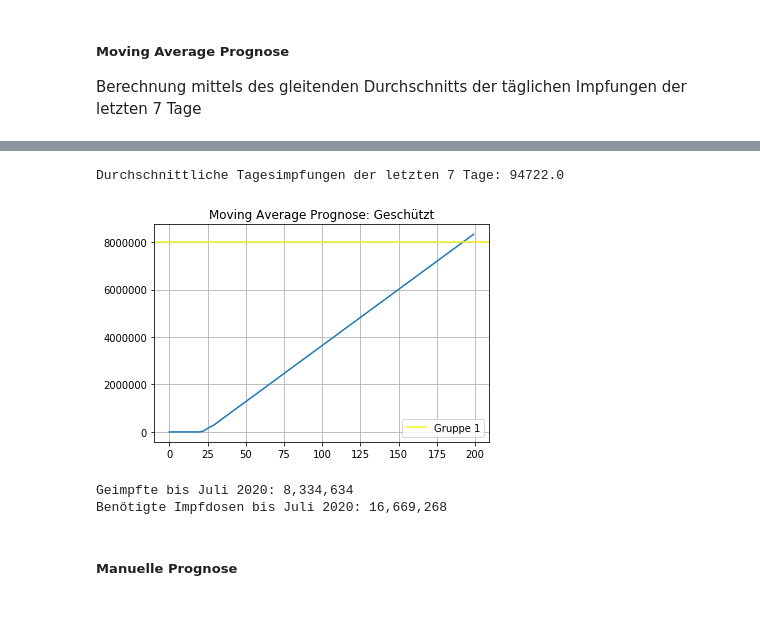
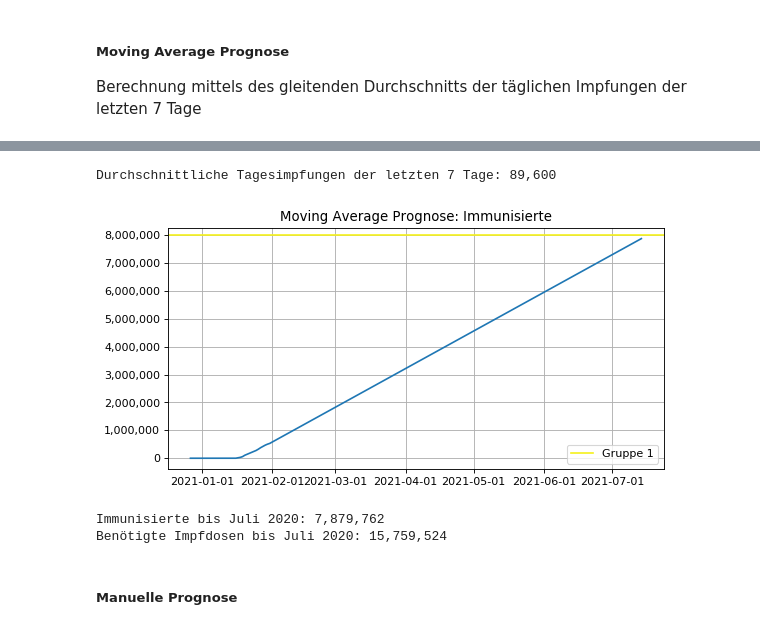
Before and after one commit to ffrue/Impfkampagne---Uebersicht-und-Prognosen, a Jupyter notebook: Impfungen Analyse.ipynb, the cells around one changed output, grey strips where cells are left out. Saved outputs shown, nothing was run; the diff lists cells and outputs as text; code cells hidden in the pictures.

```diff
--- a/Impfungen Analyse.ipynb
+++ b/Impfungen Analyse.ipynb
@@ -246,3 +214,8 @@ Zahlen über Geimpfte werden als Dosen/2 berechnet, was aufgrund der verzögerte
 # %% [markdown]
 ##### Moving Average Prognose
 Berechnung mittels des gleitenden Durchschnitts der täglichen Impfungen der letzten 7 Tage
+# %%
+testdatum = datetime(2021,1,29)
+print(testdatum)
+dates_future = pd.date_range(start='2020-12-27', end='2021-7-14')
+print(len(dates_future))
@@ -249,30 +225,37 @@ Berechnung mittels des gleitenden Durchschnitts der täglichen Impfungen der let
 # %%
-rolling_mean = round(data["dosen_differenz_zum_vortag"].rolling(window=7).mean().iloc[-1],0)
+warnings.filterwarnings("ignore",category=mpl.cbook.mplDeprecation)
+
+rolling_mean = round(data["dosen_differenz_zum_vortag"].rolling(window=7).mean().iloc[-1],-2)
 
 print(" ")
-print("Durchschnittliche Tagesimpfungen der letzten 7 Tage: " + str(rolling_mean))
+print("Durchschnittliche Tagesimpfungen der letzten 7 Tage: " + str(f"{int(rolling_mean):,d}"))
 
 prognose = list(data["personen_voll_kumulativ"])
 while len(prognose) < 200:
     prognose.append(prognose[-1]+rolling_mean/2)
 
-plt.plot(days_future, prognose)
-plt.title("Moving Average Prognose: Geschützt")
+print("")
+fig = plt.figure(figsize=(8, 4), dpi=80)
+plt.grid(True)
+plt.title("Moving Average Prognose: Immunisierte")
+ax1 = fig.add_subplot(111)
+lines = ax1.plot(dates_future, prognose)
+ax1.xaxis.set_major_formatter(mdates.DateFormatter('%Y-%m-%d'))
+ax1.yaxis.set_major_formatter(mpl.ticker.StrMethodFormatter('{x:,.0f}'))
 plt.axhline(y=gruppe1, label="Gruppe 1", color="#f5f11d")
-#plt.axhline(y=gruppe2, label="Gruppe 2", color="#f5bb1d")
-#plt.axhline(y=gruppe3, label="Gruppe 3", color="DarkGreen")
-plt.grid(True)
 plt.legend()
 plt.show()
+print("")
+
 prognose_end = round(prognose[-1])
-print("Geimpfte bis Juli 2020: " + str(f"{prognose_end:,d}"))
+print("Immunisierte bis Juli 2020: " + str(f"{prognose_end:,d}"))
 prognose_end = round(prognose[-1])
 print("Benötigte Impfdosen bis Juli 2020: " + str(f"{prognose_end*2:,d}"))
 # %% [output]
-Durchschnittliche Tagesimpfungen der letzten 7 Tage: 94722.0
+Durchschnittliche Tagesimpfungen der letzten 7 Tage: 89,600
-[figure, old version]
+[figure, new version]
-Geimpfte bis Juli 2020: 8,334,634
-Benötigte Impfdosen bis Juli 2020: 16,669,268
+Immunisierte bis Juli 2020: 7,879,762
+Benötigte Impfdosen bis Juli 2020: 15,759,524
 # %% [markdown]
 ##### Manuelle Prognose
 # %%
```
Also changed, not shown: parts of 28 cells of this notebook.
